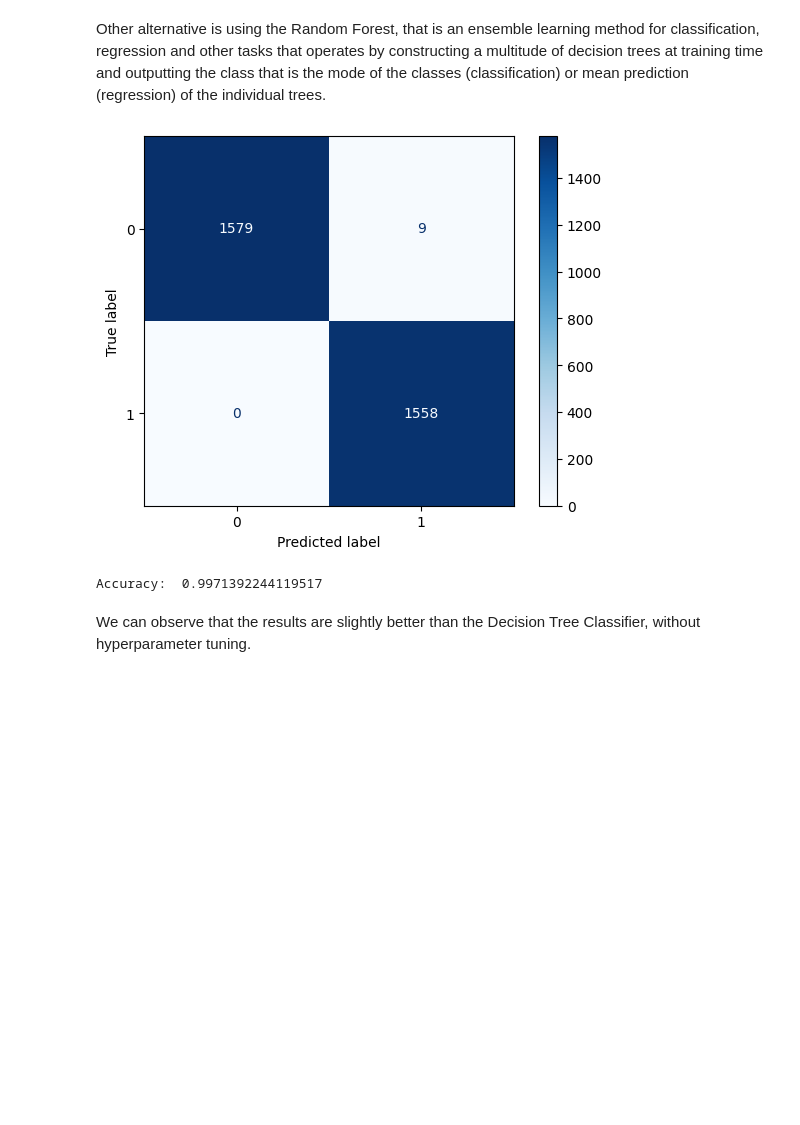
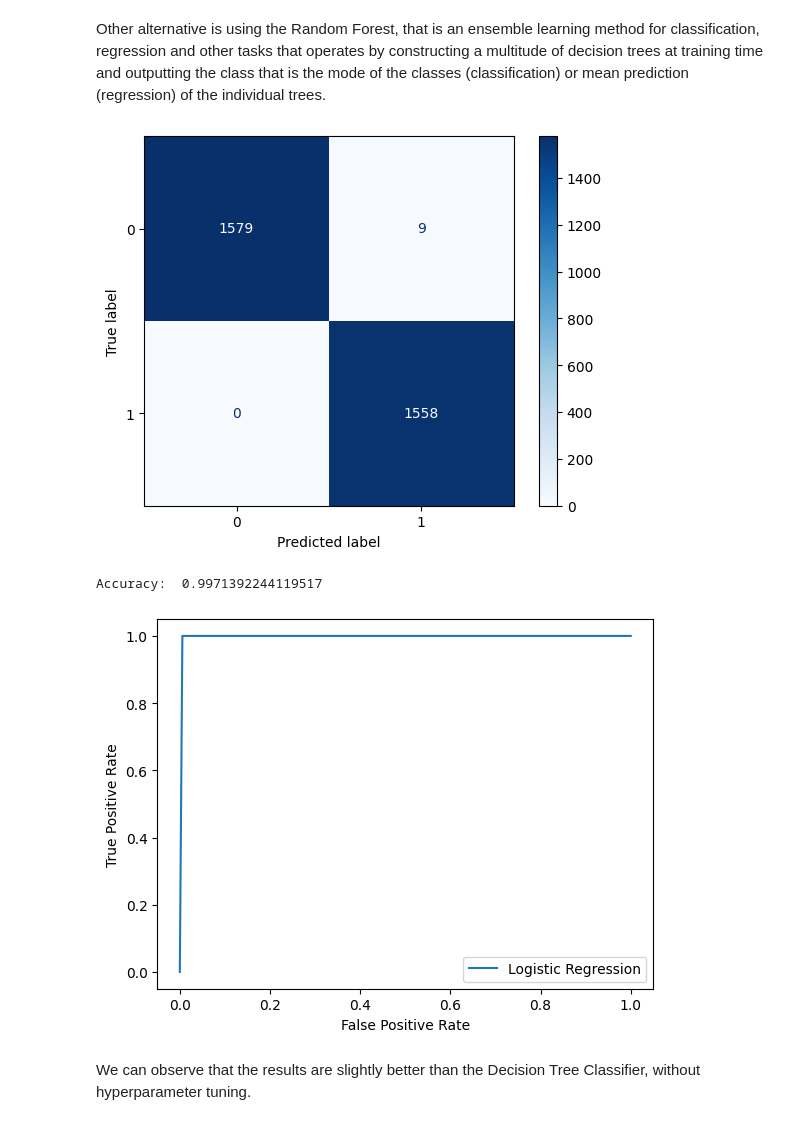
Before and after one commit to Monsterdied/AI, a Jupyter notebook: proj2/Nasa_Asteroids.ipynb, the cells around one changed output. Cells and saved outputs as stored; diff of their text form; code cells hidden in the pictures; blank space fills up the shorter version.

```diff
--- a/proj2/Nasa_Asteroids.ipynb
+++ b/proj2/Nasa_Asteroids.ipynb
@@ -586,28 +597,31 @@ Other alternative is using the Random Forest, that is an ensemble learning metho
 # %%
 from sklearn.ensemble import RandomForestClassifier
 
 # Create a RandomForestClassifier
 clf = RandomForestClassifier(n_estimators=20, max_depth=15, random_state=42)
 
 # Train the classifier
 clf.fit(X_train_ros, y_train_ros)
 
 # Make predictions on the test set
 predictions = clf.predict(X_test_ros)
 
 cm = confusion_matrix(y_test_ros, predictions)
 
 # Create a ConfusionMatrixDisplay
 disp = ConfusionMatrixDisplay(confusion_matrix=cm, display_labels=clf.classes_)
 
 # Plot the confusion matrix
 disp.plot(cmap=plt.cm.Blues)
 plt.show()
-
+fpr, tpr, thresholds = roc_curve(y_test_ros, predictions)
+roc_disp = RocCurveDisplay(fpr=fpr, tpr=tpr, estimator_name='Logistic Regression')
+roc_disp.plot()
 print("Accuracy: ", accuracy_score(y_test_ros, predictions))
 # %% [output]
 [figure]
 Accuracy:  0.9971392244119517
+[figure, added]
 # %% [markdown]
 We can observe that the results are slightly better than the Decision Tree Classifier, without hyperparameter tuning.
 # %% [markdown]
```
Also changed, not shown: parts of 19 cells of this notebook, 3 other files.
